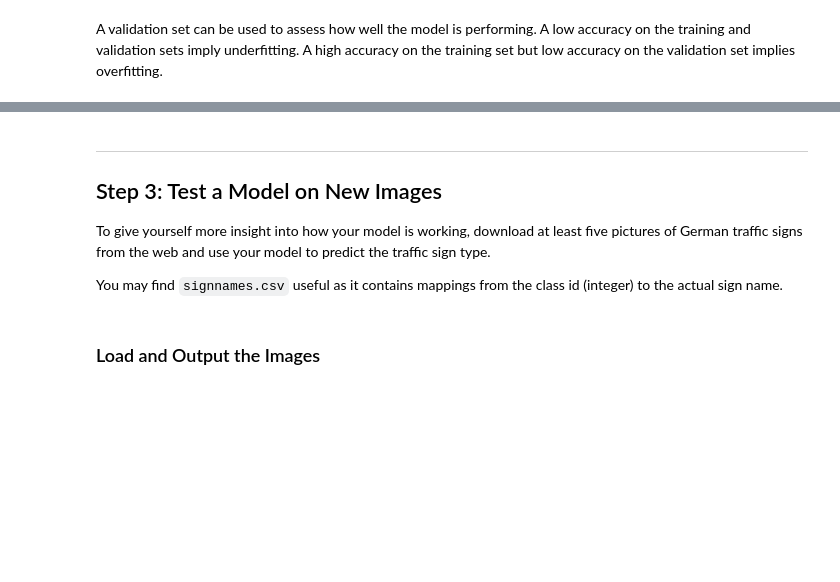
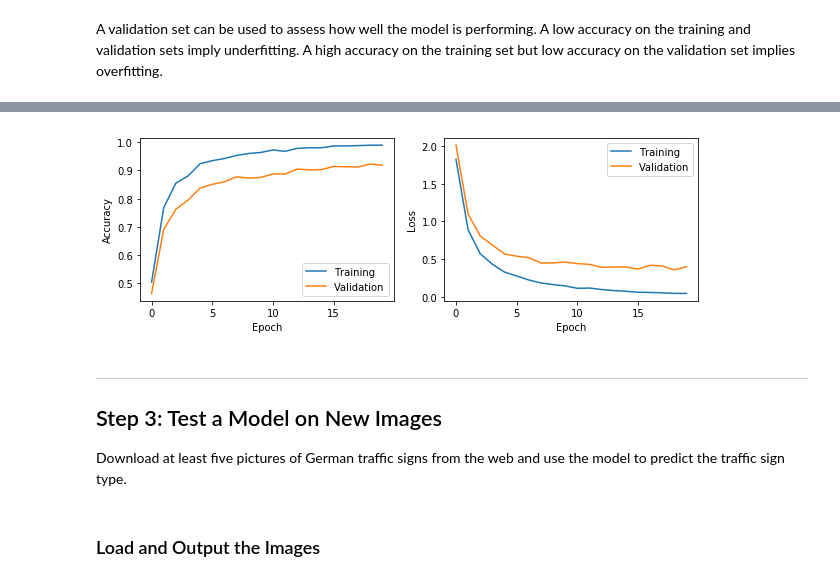
Before and after one commit to stevenjnovotny/Sign-Classifier, a Jupyter notebook: Traffic_Sign_Classifier.ipynb, the cells around one changed output, grey strips where cells are left out. Saved outputs shown, nothing was run; the diff lists cells and outputs as text; code cells hidden in the pictures; blank space fills up the shorter version.

Commit message:
initial nn

```diff
--- a/Traffic_Sign_Classifier.ipynb
+++ b/Traffic_Sign_Classifier.ipynb
@@ -279,16 +277,28 @@ def covNet(x):
 # %%
 x = tf.placeholder(tf.float32, (None, 32, 32, 1))
 y = tf.placeholder(tf.int32, (None))
+keep_prob = tf.placeholder(tf.float32)
 one_hot_y = tf.one_hot(y, 43)
 # %% [markdown]
 ### Train, Validate and Test the Model
 # %%
-learn_rate = 0.001
-logits = covNet(x)
+learn_rate = 0.0005
+
+logits = covNet(x, keep_prob)
 cross_entropy = tf.nn.softmax_cross_entropy_with_logits(labels=one_hot_y, logits=logits)
 loss_operation = tf.reduce_mean(cross_entropy)
 optimizer = tf.train.AdamOptimizer(learning_rate=learn_rate) # Stochastic Gradient Descent
 training_operation = optimizer.minimize(loss_operation)
+
+def calc_loss(X_data, y_data, dropout_prob):
+    num_examples = len(X_data)
+    total_loss = 0
+    sess = tf.get_default_session()
+    for offset in range(0, num_examples, BATCH_SIZE):
+        batch_x, batch_y = X_data[offset:offset+BATCH_SIZE], y_data[offset:offset+BATCH_SIZE]
+        loss = sess.run(loss_operation, feed_dict={x:batch_x, y:batch_y, keep_prob:dropout_prob})
+        total_loss += (loss * len(batch_x))
+    return total_loss / num_examples
 # %% [output]
 output shape: (?, 43)
 # %% [markdown]
@@ -298,13 +308,13 @@ correct_prediction = tf.equal(tf.argmax(logits, 1), tf.argmax(one_hot_y, 1))
 accuracy_operation = tf.reduce_mean(tf.cast(correct_prediction, tf.float32))
 saver= tf.train.Saver()
 
-def evaluate(X_data, y_data):
+def evaluate(X_data, y_data, dropout_prob):
     num_examples = len(X_data)
     total_accuracy = 0
     sess = tf.get_default_session()
     for offset in range(0, num_examples, BATCH_SIZE):
         batch_x, batch_y = X_data[offset:offset+BATCH_SIZE], y_data[offset:offset+BATCH_SIZE]
-        accuracy = sess.run(accuracy_operation, feed_dict={x:batch_x, y:batch_y})
+        accuracy = sess.run(accuracy_operation, feed_dict={x:batch_x, y:batch_y, keep_prob:dropout_prob})
         total_accuracy += (accuracy * len(batch_x))
     return total_accuracy / num_examples
 # %% [markdown]
@@ -318,0 +328,52 @@ sets imply underfitting. A high accuracy on the training set but low accuracy on
+# %%
+from sklearn.utils import shuffle
+
+EPOCHS = 20
+BATCH_SIZE = 128
+
+with tf.Session() as sess:
+    sess.run(tf.global_variables_initializer())
+    num_examples = len(X_train_n)
+
+    print('training...\n')
+    acc_train = []
+    acc_valid = []
+    error_train = []
+    error_valid = []
+    for i in range(EPOCHS):
+        X_data, y_data = shuffle(X_train_n, y_train)
+        for offset in range(0, num_examples, BATCH_SIZE):
+            end = offset + BATCH_SIZE
+            batch_x, batch_y = X_data[offset:end], y_data[offset:end]
+            sess.run(training_operation, feed_dict = {x:batch_x, y:batch_y, keep_prob:0.5})
+
+        training_accuracy = evaluate(X_train_n, y_train, 1.0)
+        acc_train.append(training_accuracy)
+        validation_accuracy = evaluate(X_valid_n, y_valid, 1.0)
+        acc_valid.append(validation_accuracy)
+
+        error_train.append(calc_loss(X_train_n, y_train, 1.0))
+        error_valid.append(calc_loss(X_valid_n, y_valid, 1.0))
+
+        print("EPOCH {} ...".format(i+1))
+        print("Validation Accuracy = {:.3f}".format(validation_accuracy))
+        print()
+
+    saver.save(sess, './covnet')
+    print('Model Saved')
+
+    test_accuracy = evaluate(X_test_n, y_test, 1.0)
+    print("Testing Accuracy = {:.3f}".format(test_accuracy))
+
+    fig, ax = plt.subplots(nrows=1, ncols=2, figsize=(10,3))
+    ax[0].plot(acc_train, label='Training')
+    ax[0].plot(acc_valid, label='Validation')
+    ax[0].legend()
+    ax[0].set_xlabel('Epoch')
+    ax[0].set_ylabel('Accuracy')
+    ax[1].plot(error_train, label='Training')
+    ax[1].plot(error_valid, label='Validation')
+    ax[1].legend()
+    ax[1].set_xlabel('Epoch')
+    ax[1].set_ylabel('Loss')
+# %% [output]
@@ -319,10 +397,9 @@ sets imply underfitting. A high accuracy on the training set but low accuracy on
+[figure, added]
 # %% [markdown]
 ---
 
 ## Step 3: Test a Model on New Images
 
-To give yourself more insight into how your model is working, download at least five pictures of German traffic signs from the web and use your model to predict the traffic sign type.
-
-You may find `signnames.csv` useful as it contains mappings from the class id (integer) to the actual sign name.
+Download at least five pictures of German traffic signs from the web and use the model to predict the traffic sign type.
 # %% [markdown]
 ### Load and Output the Images
```
Also changed, not shown: parts of 8 cells of this notebook, 6 other files.
